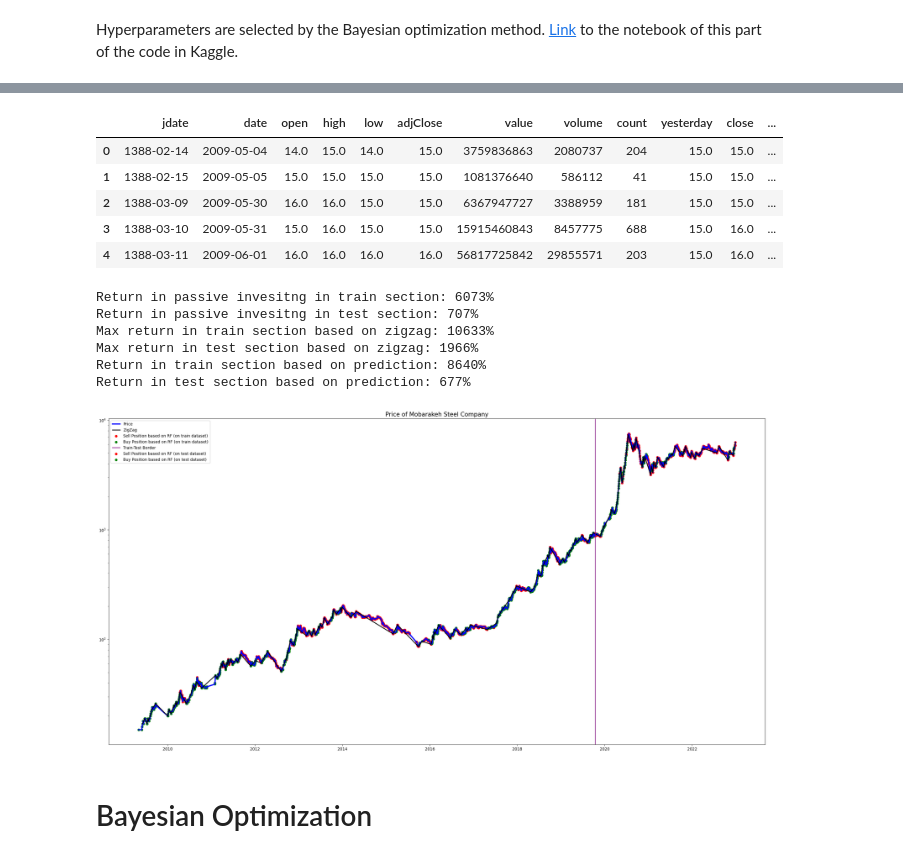
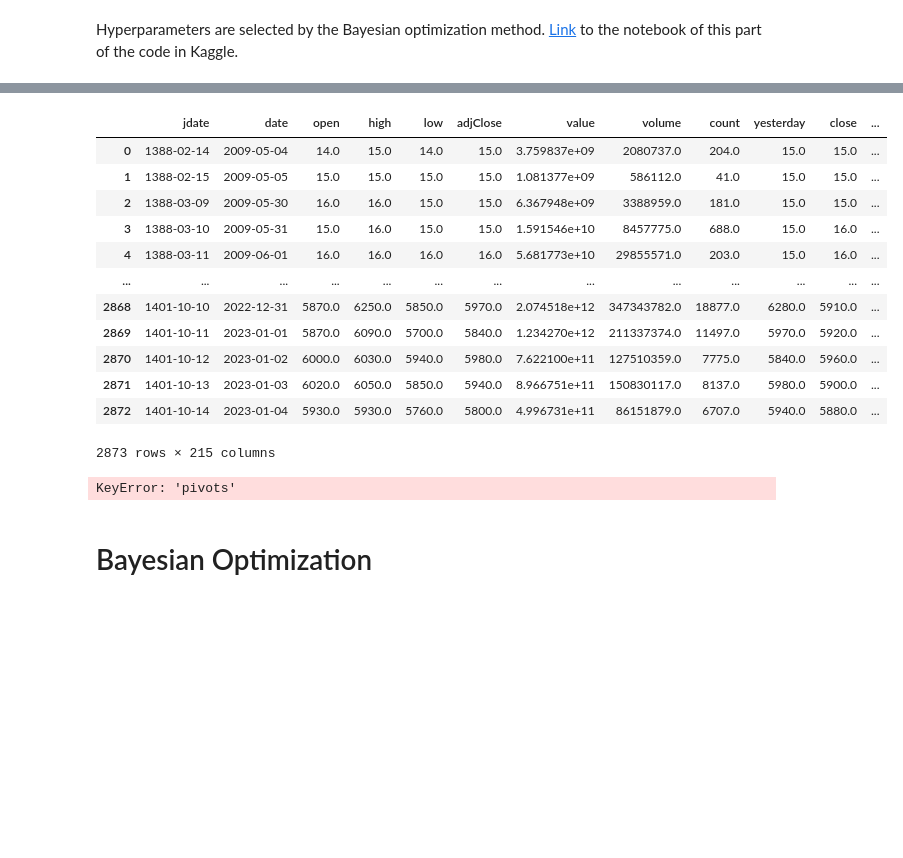
Before and after one commit to Hamtech-ai/InsightiFi, a Jupyter notebook: prediction/run_all_notebook.ipynb, the cells around one changed output, grey strips where cells are left out. Cells and saved outputs as stored; diff of their text form; code cells hidden in the pictures; blank space fills up the shorter version.

```diff
--- a/prediction/run_all_notebook.ipynb
+++ b/prediction/run_all_notebook.ipynb
@@ -335,29 +345,13 @@ shape of features after drop non-essential rows: (2869, 209)
 # %%
 pivots = pd.DataFrame(
     peak_valley_pivots(
-        ticker_history['adjClose'].to_list(), 0.1
-    ) ,
+        features_extracted['adjClose'].to_list(), 0.1
+    ),
     columns = ['label']
-) * -1
+)
+
+df = features_extracted.copy()
+df['pivot'] = pivots
 
 print(f'Number of each pivot {np.unique(pivots["label"], return_counts = True)}')
-
-signals = pivots.replace(
-    to_replace = 0,
-    value = np.nan
-)
-signals.fillna(
-    method = 'ffill',
-    inplace = True
-)
-signals.fillna(
-    method = 'bfill',
-    inplace = True
-)
-
-pivots.columns = ['pivots']
-signals['date'] = ticker_history['date']
-pivots['date'] = ticker_history['date']
-
-print(f'Number of each class {np.unique(signals["label"], return_counts = True)}')
 # %% [output]
@@ -366,6 +529,6 @@ Number of each class (array([-1.,  1.]), array([1930, 1581], dtype=int64))
 # %%
 initFeatures = features_extracted.merge(
-    signals,
+    df[['date', 'pivot', 'label', 'cat_label']],
     how = 'left',
     on = 'date'
 )
@@ -457,33 +618,30 @@ plt.margins(y=0)
 # %%
 def convertLabel(df, colName):
     name = str(colName + '01')
     df.loc[initFeatures[colName] == -1, name] = 0
     df[name] = df[name].fillna(1)
     return df
 
-initFeatures['priChange'] = initFeatures['adjClose'] - initFeatures['yesterday']
 labelPred = np.concatenate((trainPred, testPred), axis = 0)
 initFeatures['labelPred'] = labelPred
 labelProb = np.concatenate((trainProb, testProb), axis = 0)[:,1]
 initFeatures['labelProb'] = labelProb
 
-initFeatures = convertLabel(initFeatures, 'label')
-initFeatures = convertLabel(initFeatures, 'labelPred')
-
-initFeatures = initFeatures.merge(
-    pivots,
-    how = 'left',
-    on = 'date'
-)
-
-initFeatures.head()
+initFeatures
 # %% [output]
 |  | jdate | date | open | high | low | adjClose | value | volume | count | yesterday | close | ... |
-| 0 | 1388-02-14 | 2009-05-04 | 14.0 | 15.0 | 14.0 | 15.0 | 3759836863 | 2080737 | 204 | 15.0 | 15.0 | ... |
-| 1 | 1388-02-15 | 2009-05-05 | 15.0 | 15.0 | 15.0 | 15.0 | 1081376640 | 586112 | 41 | 15.0 | 15.0 | ... |
-| 2 | 1388-03-09 | 2009-05-30 | 16.0 | 16.0 | 15.0 | 15.0 | 6367947727 | 3388959 | 181 | 15.0 | 15.0 | ... |
-| 3 | 1388-03-10 | 2009-05-31 | 15.0 | 16.0 | 15.0 | 15.0 | 15915460843 | 8457775 | 688 | 15.0 | 16.0 | ... |
-| 4 | 1388-03-11 | 2009-06-01 | 16.0 | 16.0 | 16.0 | 16.0 | 56817725842 | 29855571 | 203 | 15.0 | 16.0 | ... |
+| 0 | 1388-02-14 | 2009-05-04 | 14.0 | 15.0 | 14.0 | 15.0 | 3.759837e+09 | 2080737.0 | 204.0 | 15.0 | 15.0 | ... |
+| 1 | 1388-02-15 | 2009-05-05 | 15.0 | 15.0 | 15.0 | 15.0 | 1.081377e+09 | 586112.0 | 41.0 | 15.0 | 15.0 | ... |
+| 2 | 1388-03-09 | 2009-05-30 | 16.0 | 16.0 | 15.0 | 15.0 | 6.367948e+09 | 3388959.0 | 181.0 | 15.0 | 15.0 | ... |
+| 3 | 1388-03-10 | 2009-05-31 | 15.0 | 16.0 | 15.0 | 15.0 | 1.591546e+10 | 8457775.0 | 688.0 | 15.0 | 16.0 | ... |
+| 4 | 1388-03-11 | 2009-06-01 | 16.0 | 16.0 | 16.0 | 16.0 | 5.681773e+10 | 29855571.0 | 203.0 | 15.0 | 16.0 | ... |
+| ... | ... | ... | ... | ... | ... | ... | ... | ... | ... | ... | ... | ... |
+| 2868 | 1401-10-10 | 2022-12-31 | 5870.0 | 6250.0 | 5850.0 | 5970.0 | 2.074518e+12 | 347343782.0 | 18877.0 | 6280.0 | 5910.0 | ... |
+| 2869 | 1401-10-11 | 2023-01-01 | 5870.0 | 6090.0 | 5700.0 | 5840.0 | 1.234270e+12 | 211337374.0 | 11497.0 | 5970.0 | 5920.0 | ... |
+| 2870 | 1401-10-12 | 2023-01-02 | 6000.0 | 6030.0 | 5940.0 | 5980.0 | 7.622100e+11 | 127510359.0 | 7775.0 | 5840.0 | 5960.0 | ... |
+| 2871 | 1401-10-13 | 2023-01-03 | 6020.0 | 6050.0 | 5850.0 | 5940.0 | 8.966751e+11 | 150830117.0 | 8137.0 | 5980.0 | 5900.0 | ... |
+| 2872 | 1401-10-14 | 2023-01-04 | 5930.0 | 5930.0 | 5760.0 | 5800.0 | 4.996731e+11 | 86151879.0 | 6707.0 | 5940.0 | 5880.0 | ... |
+2873 rows × 215 columns
 # %%
 def plotLabel(df, trainPred, testPred):
 
@@ -552,23 +710,17 @@ def plotLabel(df, trainPred, testPred):
     plt.yscale('log')
     plt.legend()
 
-print(f'Return in passive invesitng in train section: {(initFeatures["adjClose"].iloc[len(trainPred) - 1]  / initFeatures["adjClose"].iloc[0]):0.0%}')
-print(f'Return in passive invesitng in test section: {(initFeatures["adjClose"].iloc[-1]  / initFeatures["adjClose"].iloc[len(trainPred)]):0.0%}')
+# print(f'Return in passive invesitng in train section: {(initFeatures["adjClose"].iloc[len(trainPred) - 1]  / initFeatures["adjClose"].iloc[0]):0.0%}')
+# print(f'Return in passive invesitng in test section: {(initFeatures["adjClose"].iloc[-1]  / initFeatures["adjClose"].iloc[len(trainPred)]):0.0%}')
 
-print(f'Max return in train section based on zigzag: {((initFeatures["priChange"] * initFeatures["label01"].shift(2)).iloc[:len(trainPred)].sum() / initFeatures["adjClose"].iloc[0]):0.0%}')
-print(f'Max return in test section based on zigzag: {((initFeatures["priChange"] * initFeatures["label01"].shift(2)).iloc[len(trainPred):].sum() / initFeatures["adjClose"].iloc[len(trainPred)]):0.0%}')
+# print(f'Max return in train section based on zigzag: {((initFeatures["prc_chang_1d"] * initFeatures["label01"].shift(2)).iloc[:len(trainPred)].sum() / initFeatures["adjClose"].iloc[0]):0.0%}')
+# print(f'Max return in test section based on zigzag: {((initFeatures["prc_chang_1d"] * initFeatures["label01"].shift(2)).iloc[len(trainPred):].sum() / initFeatures["adjClose"].iloc[len(trainPred)]):0.0%}')
 
-print(f'Return in train section based on prediction: {((initFeatures["priChange"] * initFeatures["labelPred01"].shift(2)).iloc[:len(trainPred)].sum() / initFeatures["adjClose"].iloc[0]):0.0%}')
-print(f'Return in test section based on prediction: {((initFeatures["priChange"] * initFeatures["labelPred01"].shift(2)).iloc[len(trainPred):].sum() / initFeatures["adjClose"].iloc[len(trainPred)]):0.0%}')
+# print(f'Return in train section based on prediction: {((initFeatures["prc_chang_1d"] * initFeatures["labelPred01"].shift(2)).iloc[:len(trainPred)].sum() / initFeatures["adjClose"].iloc[0]):0.0%}')
+# print(f'Return in test section based on prediction: {((initFeatures["prc_chang_1d"] * initFeatures["labelPred01"].shift(2)).iloc[len(trainPred):].sum() / initFeatures["adjClose"].iloc[len(trainPred)]):0.0%}')
 plotLabel(initFeatures, trainPred, testPred)
 # %% [output]
-Return in passive invesitng in train section: 6073%
-Return in passive invesitng in test section: 707%
-Max return in train section based on zigzag: 10633%
-Max return in test section based on zigzag: 1966%
-Return in train section based on prediction: 8640%
-Return in test section based on prediction: 677%
+KeyError: 'pivots'
-[figure, removed]
 # %% [markdown]
 # Bayesian Optimization
 # %%
```
Also changed, not shown: parts of 15 cells of this notebook, 3 other files.
